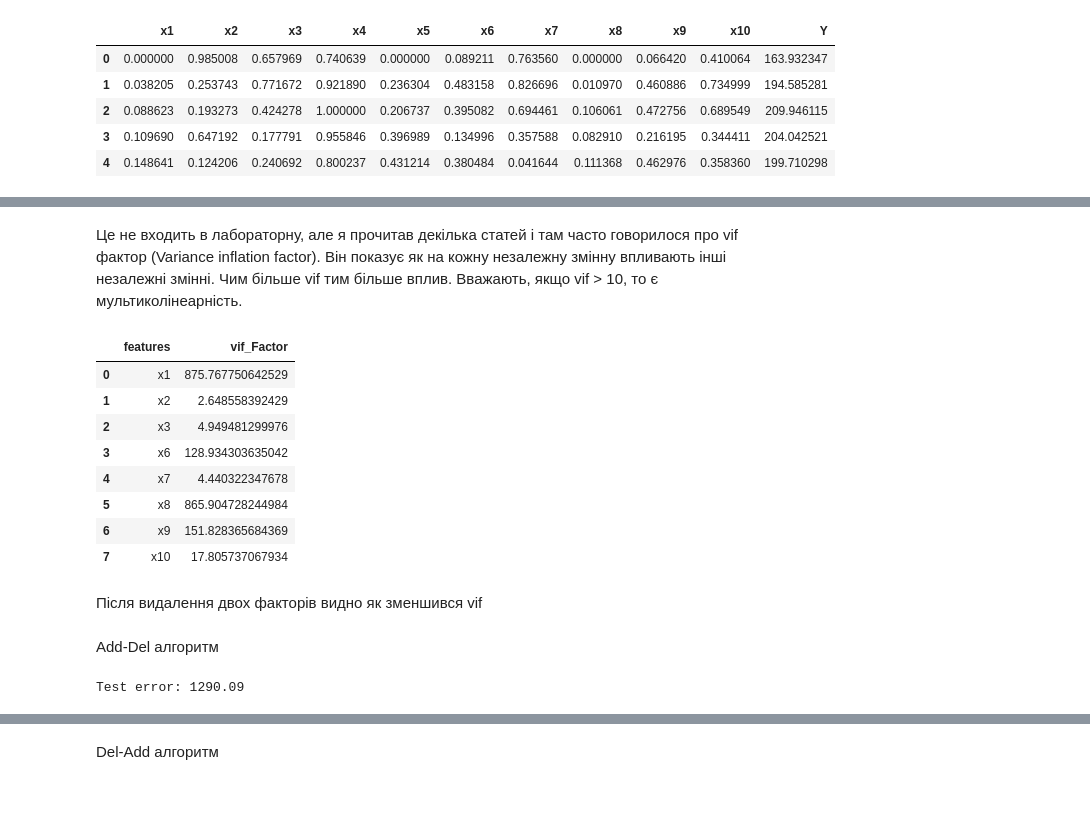
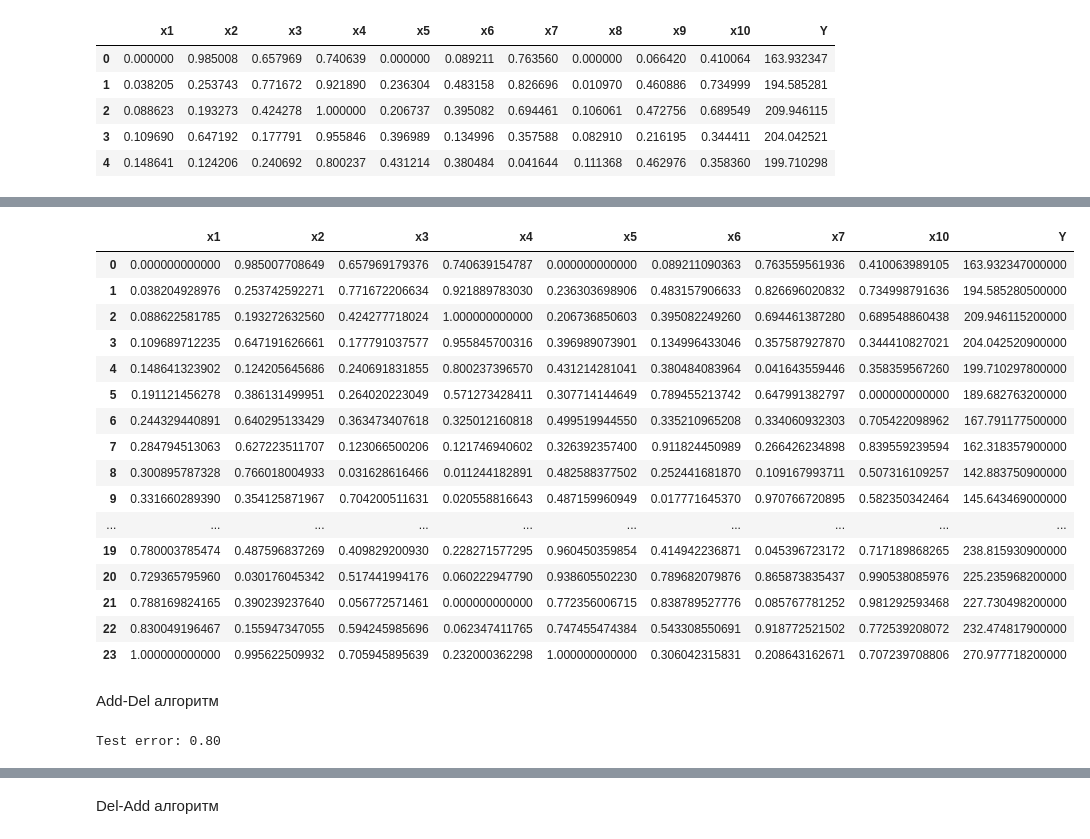
Before and after one commit to NickIT87/the_algorithms, a Jupyter notebook: PandasTutorial/lab1/Lab1_IAD_mod.ipynb, the cells around one changed output, grey strips where cells are left out. Cells and saved outputs as stored; diff of their text form; code cells hidden in the pictures; blank space fills up the shorter version.

```diff
--- a/PandasTutorial/lab1/Lab1_IAD_mod.ipynb
+++ b/PandasTutorial/lab1/Lab1_IAD_mod.ipynb
@@ -137,22 +119,2 @@ vif
-# %% [markdown]
-Це не входить в лабораторну, але я прочитав декілька статей і там часто говорилося про vif фактор (Variance inflation factor). Він показує як на кожну незалежну змінну впливають інші незалежні змінні. Чим більше vif тим більше вплив. Вважають, якщо vif > 10, то є мультиколінеарність.
 # %%
-X_scaled = df_scaled.drop(['x4', 'x5'], axis = 1)
+X_scaled = df_scaled.drop(['x9', 'x8'], axis = 1)
-# %%
-X = X_scaled.drop('Y', axis=1)
-vif = pd.DataFrame()
-vif["features"] = X.columns
-vif["vif_Factor"] = [variance_inflation_factor(X.values, i) for i in range(X.shape[1])]
-vif
-# %% [output]
-|  | features | vif_Factor |
-| 0 | x1 | 875.767750642529 |
-| 1 | x2 | 2.648558392429 |
-| 2 | x3 | 4.949481299976 |
-| 3 | x6 | 128.934303635042 |
-| 4 | x7 | 4.440322347678 |
-| 5 | x8 | 865.904728244984 |
-| 6 | x9 | 151.828365684369 |
-| 7 | x10 | 17.805737067934 |
-# %% [markdown]
-Після видалення двох факторів видно як зменшився vif
@@ -159,5 +123,24 @@ vif
 # %%
 X_scaled['Y'] = df['Y']
+X_scaled
+# %% [output]
+|  | x1 | x2 | x3 | x4 | x5 | x6 | x7 | x10 | Y |
+| 0 | 0.000000000000 | 0.985007708649 | 0.657969179376 | 0.740639154787 | 0.000000000000 | 0.089211090363 | 0.763559561936 | 0.410063989105 | 163.932347000000 |
+| 1 | 0.038204928976 | 0.253742592271 | 0.771672206634 | 0.921889783030 | 0.236303698906 | 0.483157906633 | 0.826696020832 | 0.734998791636 | 194.585280500000 |
+| 2 | 0.088622581785 | 0.193272632560 | 0.424277718024 | 1.000000000000 | 0.206736850603 | 0.395082249260 | 0.694461387280 | 0.689548860438 | 209.946115200000 |
+| 3 | 0.109689712235 | 0.647191626661 | 0.177791037577 | 0.955845700316 | 0.396989073901 | 0.134996433046 | 0.357587927870 | 0.344410827021 | 204.042520900000 |
+| 4 | 0.148641323902 | 0.124205645686 | 0.240691831855 | 0.800237396570 | 0.431214281041 | 0.380484083964 | 0.041643559446 | 0.358359567260 | 199.710297800000 |
+| 5 | 0.191121456278 | 0.386131499951 | 0.264020223049 | 0.571273428411 | 0.307714144649 | 0.789455213742 | 0.647991382797 | 0.000000000000 | 189.682763200000 |
+| 6 | 0.244329440891 | 0.640295133429 | 0.363473407618 | 0.325012160818 | 0.499519944550 | 0.335210965208 | 0.334060932303 | 0.705422098962 | 167.791177500000 |
+| 7 | 0.284794513063 | 0.627223511707 | 0.123066500206 | 0.121746940602 | 0.326392357400 | 0.911824450989 | 0.266426234898 | 0.839559239594 | 162.318357900000 |
+| 8 | 0.300895787328 | 0.766018004933 | 0.031628616466 | 0.011244182891 | 0.482588377502 | 0.252441681870 | 0.109167993711 | 0.507316109257 | 142.883750900000 |
+| 9 | 0.331660289390 | 0.354125871967 | 0.704200511631 | 0.020558816643 | 0.487159960949 | 0.017771645370 | 0.970766720895 | 0.582350342464 | 145.643469000000 |
+| ... | ... | ... | ... | ... | ... | ... | ... | ... | ... |
+| 19 | 0.780003785474 | 0.487596837269 | 0.409829200930 | 0.228271577295 | 0.960450359854 | 0.414942236871 | 0.045396723172 | 0.717189868265 | 238.815930900000 |
+| 20 | 0.729365795960 | 0.030176045342 | 0.517441994176 | 0.060222947790 | 0.938605502230 | 0.789682079876 | 0.865873835437 | 0.990538085976 | 225.235968200000 |
+| 21 | 0.788169824165 | 0.390239237640 | 0.056772571461 | 0.000000000000 | 0.772356006715 | 0.838789527776 | 0.085767781252 | 0.981292593468 | 227.730498200000 |
+| 22 | 0.830049196467 | 0.155947347055 | 0.594245985696 | 0.062347411765 | 0.747455474384 | 0.543308550691 | 0.918772521502 | 0.772539208072 | 232.474817900000 |
+| 23 | 1.000000000000 | 0.995622509932 | 0.705945895639 | 0.232000362298 | 1.000000000000 | 0.306042315831 | 0.208643162671 | 0.707239708806 | 270.977718200000 |
 # %%
 from sklearn.model_selection import train_test_split
 from sklearn.linear_model import LinearRegression
@@ -256,7 +239,7 @@ test_predictions = final_model.predict(test_data[selected_features])
 test_error = mean_squared_error(test_data['Y'], test_predictions)
 print(f'Test error: {test_error:.2f}')
 # %% [output]
-Test error: 1290.09
+Test error: 0.80
 # %%
 selected_features
 # %% [output]
```
Also changed, not shown: parts of 7 cells of this notebook.
